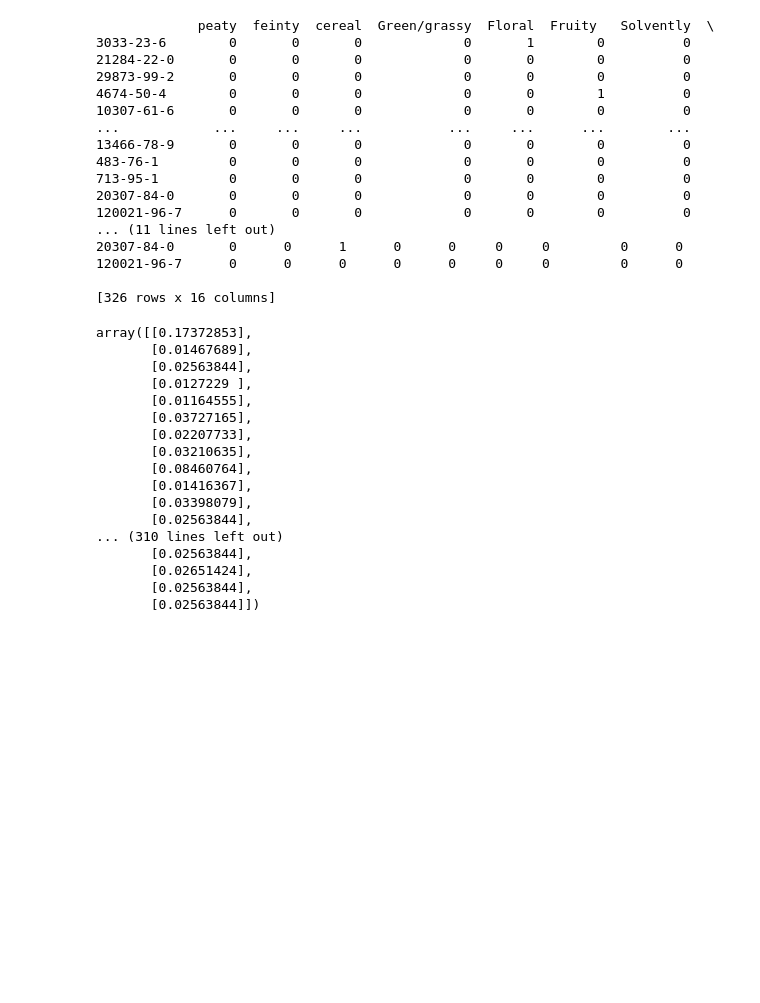
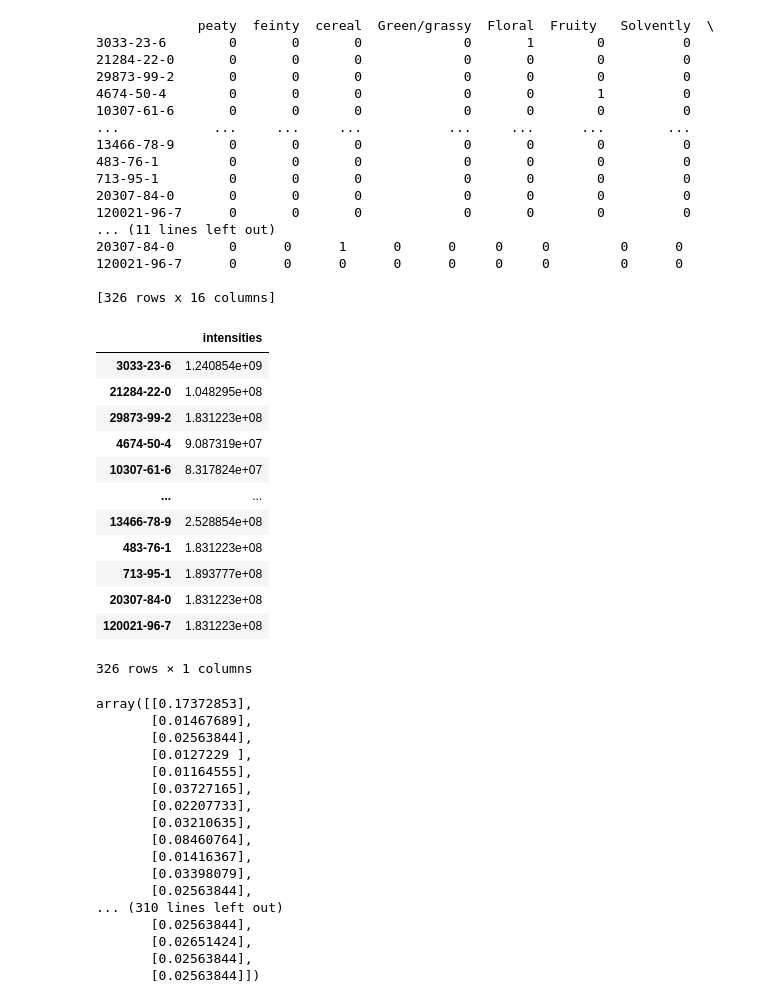
Before and after one commit to rengesf/flavorpred, a Jupyter notebook: Pipeline_RI.ipynb, the cells around one changed output. Saved outputs shown, nothing was run; the diff lists cells and outputs as text; code cells hidden in the pictures; blank space fills up the shorter version.

```diff
--- a/Pipeline_RI.ipynb
+++ b/Pipeline_RI.ipynb
@@ -571,4 +578,20 @@ print(OSAs)
 final_I_vector = I_vector[I_vector.index.isin(OSA_dict.keys())]
+# %%
+final_I_vector
+# %% [output]
+|  | intensities |
+| 3033-23-6 | 1.240854e+09 |
+| 21284-22-0 | 1.048295e+08 |
+| 29873-99-2 | 1.831223e+08 |
+| 4674-50-4 | 9.087319e+07 |
+| 10307-61-6 | 8.317824e+07 |
+| ... | ... |
+| 13466-78-9 | 2.528854e+08 |
+| 483-76-1 | 1.831223e+08 |
+| 713-95-1 | 1.893777e+08 |
+| 20307-84-0 | 1.831223e+08 |
+| 120021-96-7 | 1.831223e+08 |
+326 rows × 1 columns
 # %%
 from sklearn.preprocessing import Normalizer
 normalizer = Normalizer()
```
Also changed, not shown: parts of 33 cells of this notebook, 1 other file.
